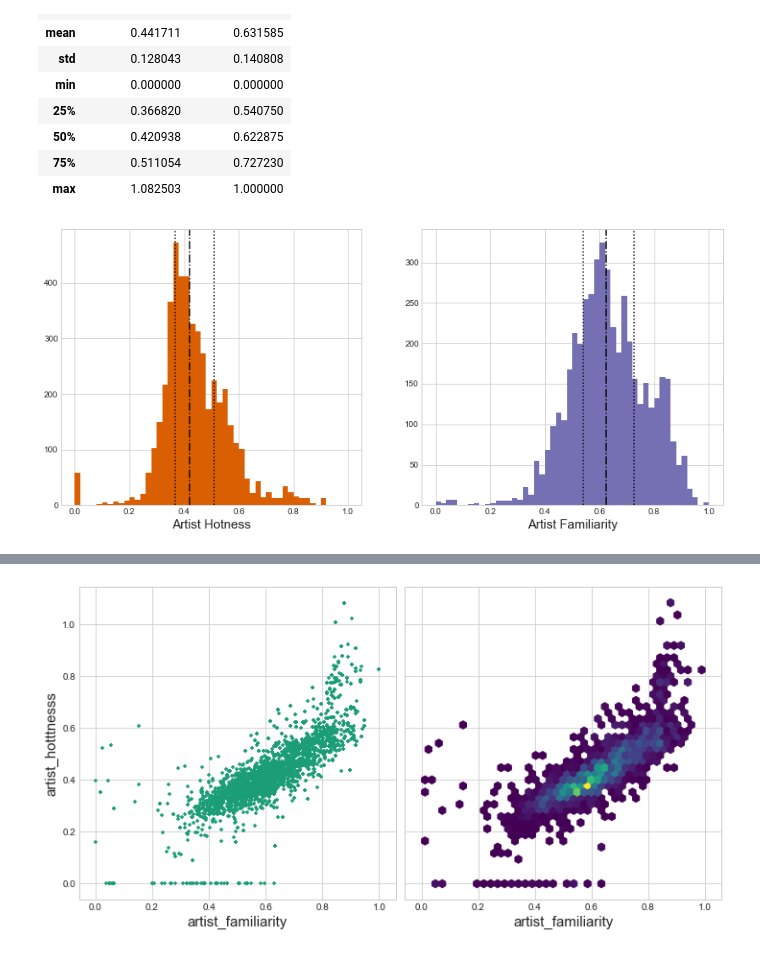
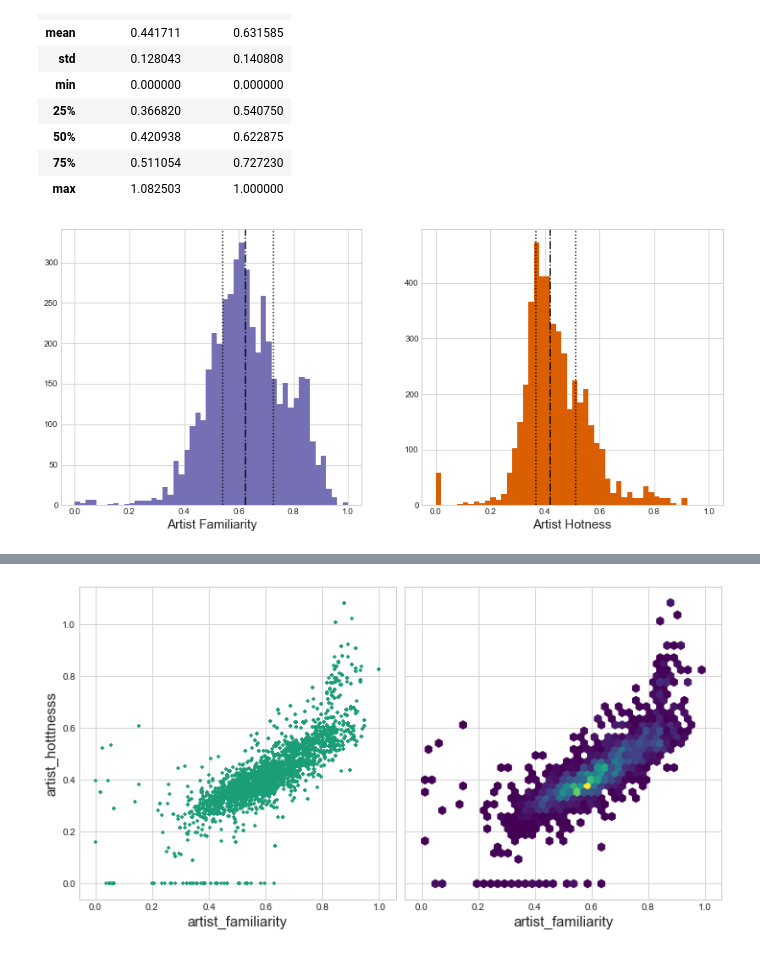
Before and after one commit to pylablanche/MillionSong, a Jupyter notebook: MillionSong_Dataset_Exploration.ipynb, the cells around one changed output, grey strips where cells are left out. Cells and saved outputs as stored; diff of their text form; code cells hidden in the pictures.

```diff
--- a/MillionSong_Dataset_Exploration.ipynb
+++ b/MillionSong_Dataset_Exploration.ipynb
@@ -126,16 +153,16 @@ songs[['artist_hotttnesss','artist_familiarity']].describe()
 # %%
 fig, ax = plt.subplots(nrows=1, ncols=2, figsize=(14,6), sharex=True)
 
-songs.artist_hotttnesss.hist(bins=np.linspace(0.0,1.0,51), ax=ax[0], color='C1');
-ax[0].set_xlabel('Artist Hotness')
-ax[0].axvline(0.36682, linestyle=':', c='k')
-ax[0].axvline(0.420938, linestyle='-.', c='k')
-ax[0].axvline(0.511054, linestyle=':', c='k')
+songs.artist_familiarity.hist(bins=np.linspace(0.0,1.0,51), ax=ax[0], color='C2');
+ax[0].set_xlabel('Artist Familiarity')
+ax[0].axvline(0.54075, linestyle=':', c='k')
+ax[0].axvline(0.622875, linestyle='-.', c='k')
+ax[0].axvline(0.72723, linestyle=':', c='k')
 
-songs.artist_familiarity.hist(bins=np.linspace(0.0,1.0,51), ax=ax[1], color='C2');
-ax[1].set_xlabel('Artist Familiarity')
-ax[1].axvline(0.54075, linestyle=':', c='k')
-ax[1].axvline(0.622875, linestyle='-.', c='k')
-ax[1].axvline(0.72723, linestyle=':', c='k');
+songs.artist_hotttnesss.hist(bins=np.linspace(0.0,1.0,51), ax=ax[1], color='C1');
+ax[1].set_xlabel('Artist Hotness')
+ax[1].axvline(0.36682, linestyle=':', c='k')
+ax[1].axvline(0.420938, linestyle='-.', c='k')
+ax[1].axvline(0.511054, linestyle=':', c='k');
 # %% [output]
-[figure, old version]
+[figure, new version]
```
Also changed, not shown: parts of 46 cells of this notebook.
